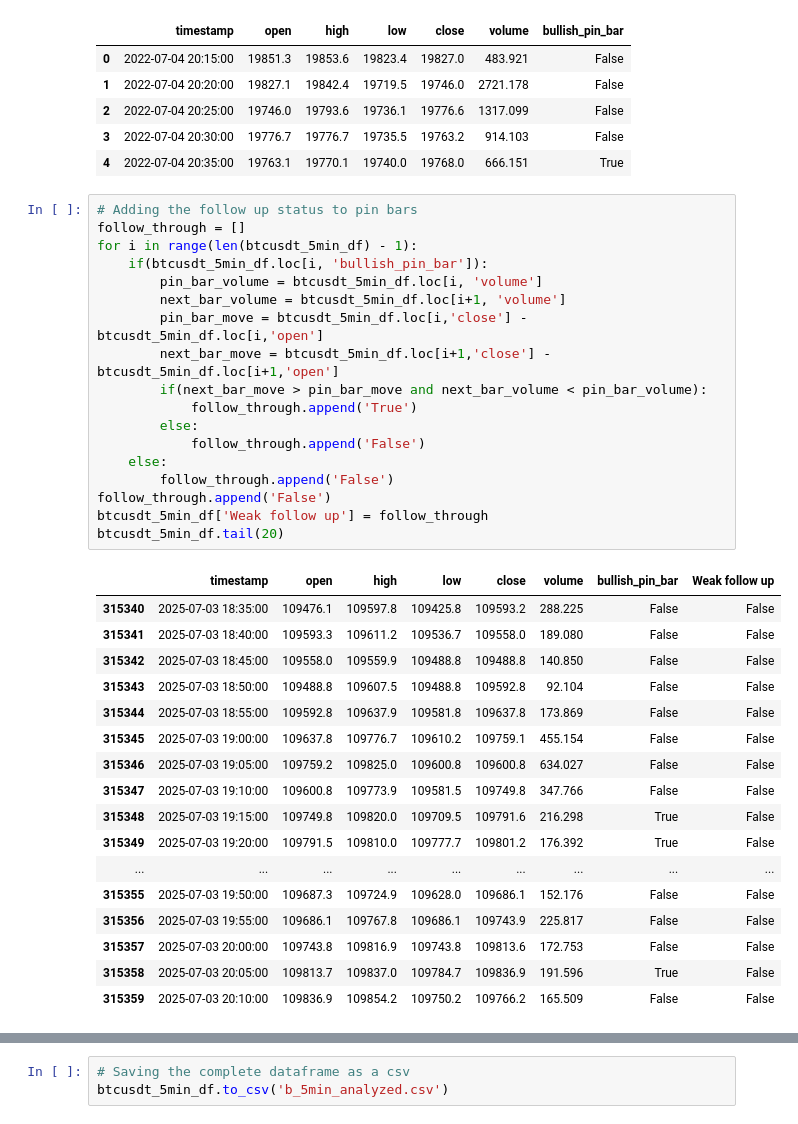
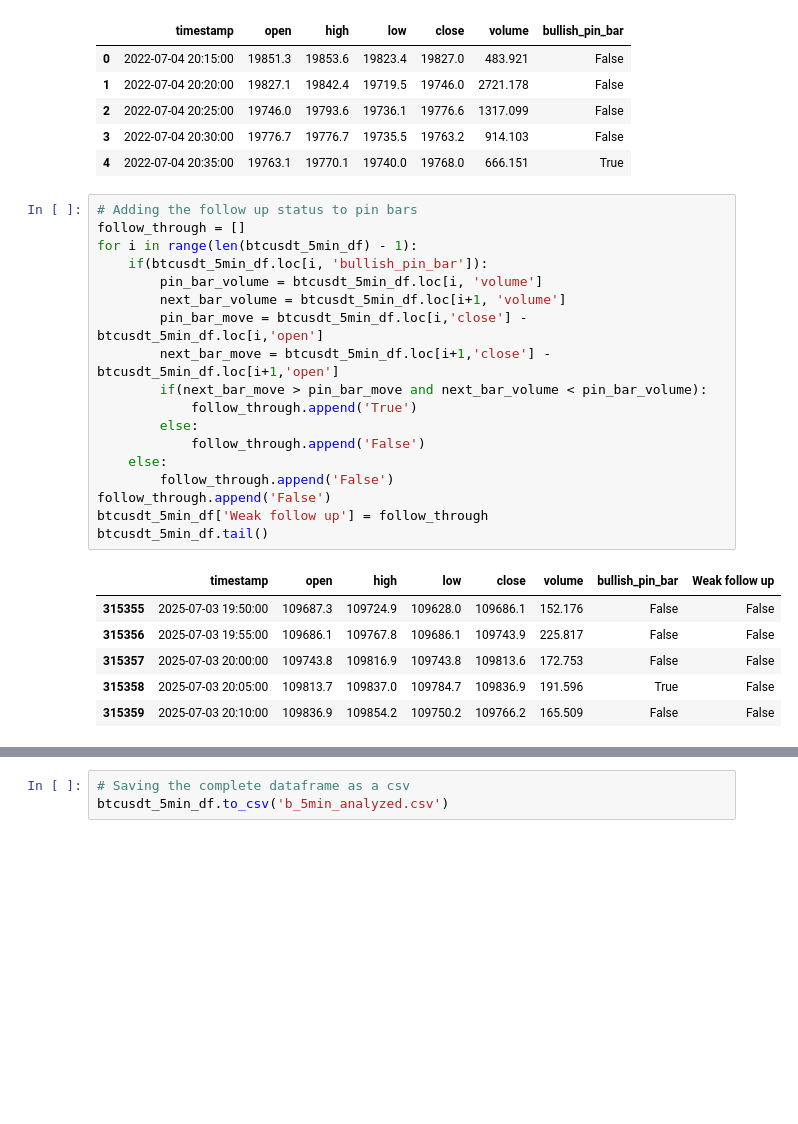
Before and after one commit to akash0214/Pin-Bar-Analysis, a Jupyter notebook: analysis.ipynb, the cells around one changed output, grey strips where cells are left out. Drawn from its saved outputs; the diff is of its cells as text; blank space fills up the shorter version.

```diff
--- a/analysis.ipynb
+++ b/analysis.ipynb
@@ -241,34 +202,23 @@ btcusdt_5min_df.head()
 # %%
 # Adding the follow up status to pin bars
 follow_through = []
 for i in range(len(btcusdt_5min_df) - 1):
     if(btcusdt_5min_df.loc[i, 'bullish_pin_bar']):
         pin_bar_volume = btcusdt_5min_df.loc[i, 'volume']
         next_bar_volume = btcusdt_5min_df.loc[i+1, 'volume']
         pin_bar_move = btcusdt_5min_df.loc[i,'close'] - btcusdt_5min_df.loc[i,'open']
         next_bar_move = btcusdt_5min_df.loc[i+1,'close'] - btcusdt_5min_df.loc[i+1,'open']
         if(next_bar_move > pin_bar_move and next_bar_volume < pin_bar_volume):
             follow_through.append('True')
         else:
             follow_through.append('False')
     else:
         follow_through.append('False')
 follow_through.append('False')
 btcusdt_5min_df['Weak follow up'] = follow_through
-btcusdt_5min_df.tail(20)
+btcusdt_5min_df.tail()
 # %% [output]
 |  | timestamp | open | high | low | close | volume | bullish_pin_bar | Weak follow up |
-| 315340 | 2025-07-03 18:35:00 | 109476.1 | 109597.8 | 109425.8 | 109593.2 | 288.225 | False | False |
-| 315341 | 2025-07-03 18:40:00 | 109593.3 | 109611.2 | 109536.7 | 109558.0 | 189.080 | False | False |
-| 315342 | 2025-07-03 18:45:00 | 109558.0 | 109559.9 | 109488.8 | 109488.8 | 140.850 | False | False |
-| 315343 | 2025-07-03 18:50:00 | 109488.8 | 109607.5 | 109488.8 | 109592.8 | 92.104 | False | False |
-| 315344 | 2025-07-03 18:55:00 | 109592.8 | 109637.9 | 109581.8 | 109637.8 | 173.869 | False | False |
-| 315345 | 2025-07-03 19:00:00 | 109637.8 | 109776.7 | 109610.2 | 109759.1 | 455.154 | False | False |
-| 315346 | 2025-07-03 19:05:00 | 109759.2 | 109825.0 | 109600.8 | 109600.8 | 634.027 | False | False |
-| 315347 | 2025-07-03 19:10:00 | 109600.8 | 109773.9 | 109581.5 | 109749.8 | 347.766 | False | False |
-| 315348 | 2025-07-03 19:15:00 | 109749.8 | 109820.0 | 109709.5 | 109791.6 | 216.298 | True | False |
-| 315349 | 2025-07-03 19:20:00 | 109791.5 | 109810.0 | 109777.7 | 109801.2 | 176.392 | True | False |
-| ... | ... | ... | ... | ... | ... | ... | ... | ... |
 | 315355 | 2025-07-03 19:50:00 | 109687.3 | 109724.9 | 109628.0 | 109686.1 | 152.176 | False | False |
 | 315356 | 2025-07-03 19:55:00 | 109686.1 | 109767.8 | 109686.1 | 109743.9 | 225.817 | False | False |
 | 315357 | 2025-07-03 20:00:00 | 109743.8 | 109816.9 | 109743.8 | 109813.6 | 172.753 | False | False |
```
Also changed, not shown: parts of 38 cells of this notebook, 4 other files.
